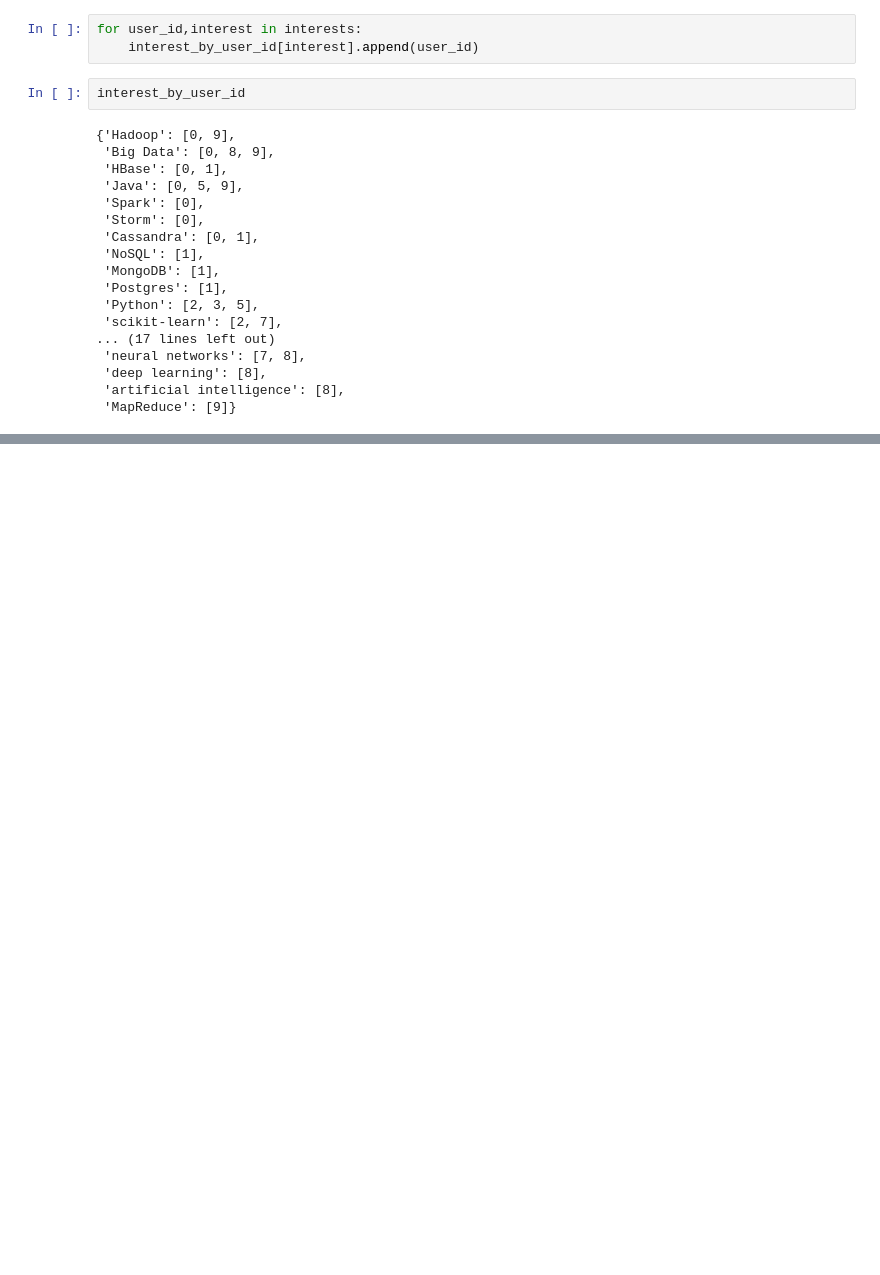
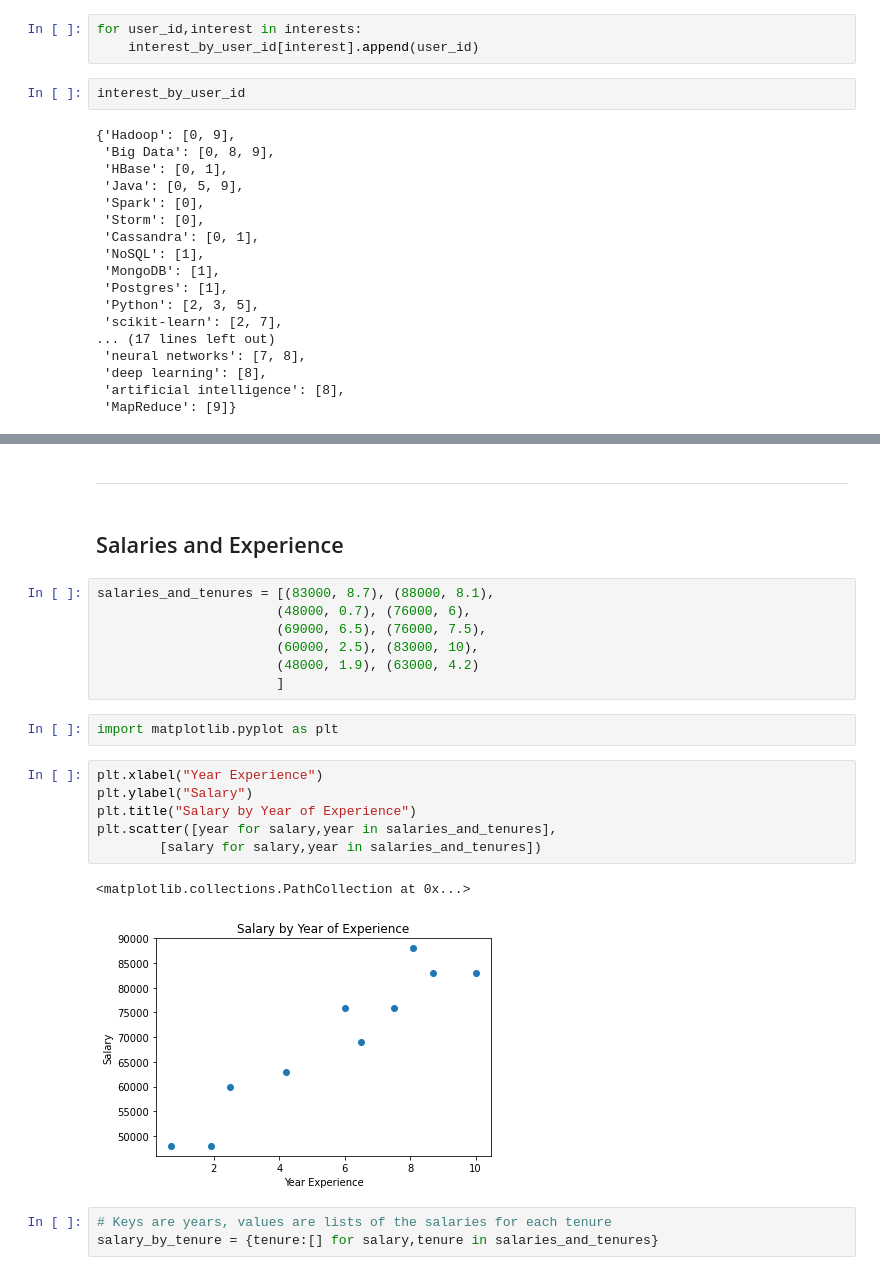
Before and after one commit to Zahed-Golabi/Data-Science-from-Scratch-Joel_Grus, a Jupyter notebook: 1. Introduction/DataSciencester.ipynb, the cells around one changed output, grey strips where cells are left out. Saved outputs shown, nothing was run; the diff lists cells and outputs as text; blank space fills up the shorter version.

Commit message:
salary based on experience

```diff
--- a/1. Introduction/DataSciencester.ipynb
+++ b/1. Introduction/DataSciencester.ipynb
@@ -243,0 +243,25 @@ Counter({1: 2, 2: 2, 3: 2, 4: 2, 54: 2, 7: 1, 6: 1, 8: 1, 90: 1, 45: 1})
+# %% [markdown]
+---
+# %% [markdown]
+## Salaries and Experience
+# %%
+salaries_and_tenures = [(83000, 8.7), (88000, 8.1),
+                       (48000, 0.7), (76000, 6),
+                       (69000, 6.5), (76000, 7.5),
+                       (60000, 2.5), (83000, 10),
+                       (48000, 1.9), (63000, 4.2)
+                       ]
+# %%
+import matplotlib.pyplot as plt
+# %%
+plt.xlabel("Year Experience")
+plt.ylabel("Salary")
+plt.title("Salary by Year of Experience")
+plt.scatter([year for salary,year in salaries_and_tenures],
+        [salary for salary,year in salaries_and_tenures])
+# %% [output]
+<matplotlib.collections.PathCollection at 0x...>
+[figure, added]
+# %%
+# Keys are years, values are lists of the salaries for each tenure
+salary_by_tenure = {tenure:[] for salary,tenure in salaries_and_tenures}
```
Also changed, not shown: parts of 22 cells of this notebook.
